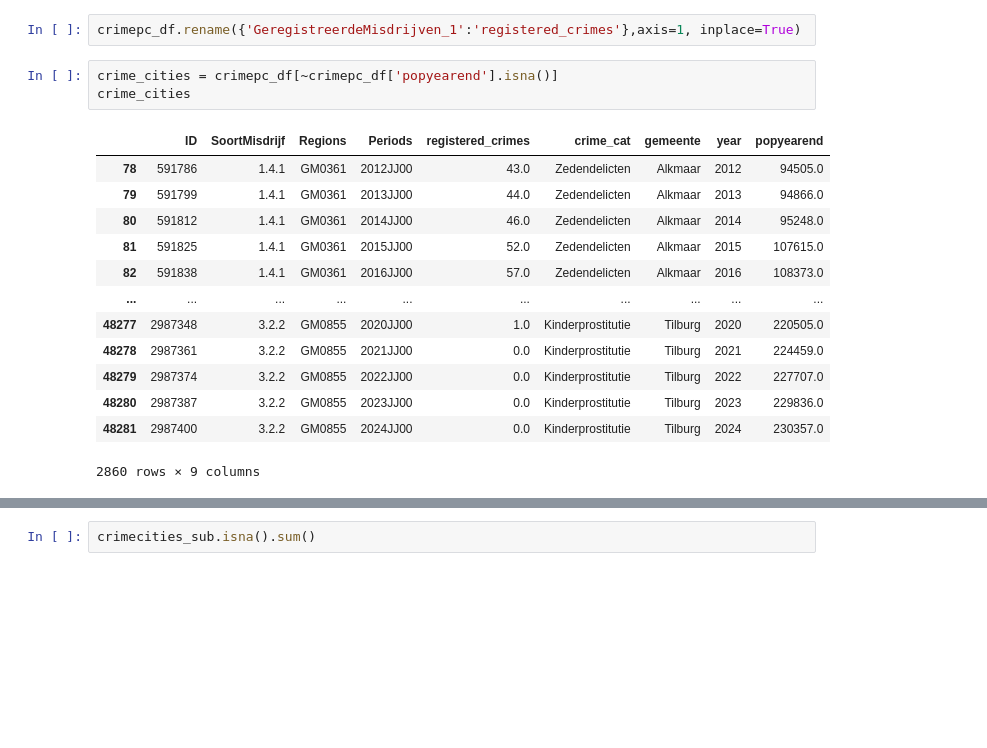
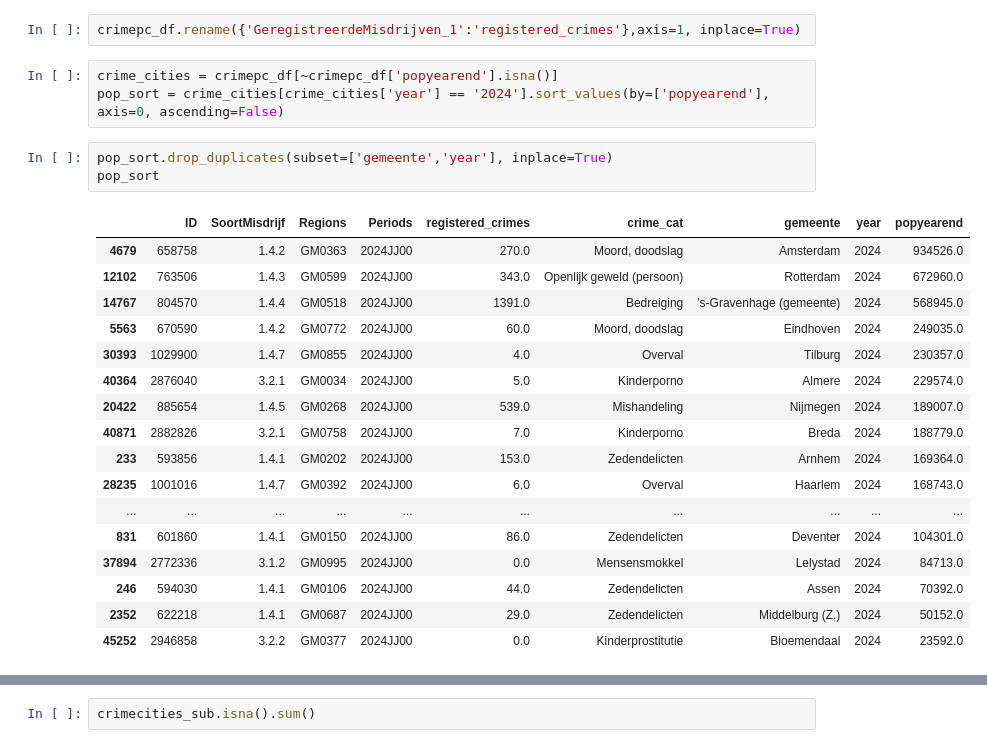
Before and after one commit to chels-j/NLViolentCrime, a Jupyter notebook: NLCrimeAnalysis.ipynb, the cells around one changed output, grey strips where cells are left out. Drawn from its saved outputs; the diff is of its cells as text; blank space fills up the shorter version.

```diff
--- a/NLCrimeAnalysis.ipynb
+++ b/NLCrimeAnalysis.ipynb
@@ -315,19 +315,26 @@ crimepc_df = pd.merge(crime_df, popdata_df, on=['Regions', 'Periods'], how='left
 crimepc_df.rename({'GeregistreerdeMisdrijven_1':'registered_crimes'},axis=1, inplace=True)
 # %%
 crime_cities = crimepc_df[~crimepc_df['popyearend'].isna()]
-crime_cities
+pop_sort = crime_cities[crime_cities['year'] == '2024'].sort_values(by=['popyearend'], axis=0, ascending=False)
-# %% [output]
-|  | ID | SoortMisdrijf | Regions | Periods | registered_crimes | crime_cat | gemeente | year | popyearend |
-| 78 | 591786 | 1.4.1 | GM0361 | 2012JJ00 | 43.0 | Zedendelicten | Alkmaar | 2012 | 94505.0 |
-| 79 | 591799 | 1.4.1 | GM0361 | 2013JJ00 | 44.0 | Zedendelicten | Alkmaar | 2013 | 94866.0 |
-| 80 | 591812 | 1.4.1 | GM0361 | 2014JJ00 | 46.0 | Zedendelicten | Alkmaar | 2014 | 95248.0 |
-| 81 | 591825 | 1.4.1 | GM0361 | 2015JJ00 | 52.0 | Zedendelicten | Alkmaar | 2015 | 107615.0 |
-| 82 | 591838 | 1.4.1 | GM0361 | 2016JJ00 | 57.0 | Zedendelicten | Alkmaar | 2016 | 108373.0 |
-| ... | ... | ... | ... | ... | ... | ... | ... | ... | ... |
-| 48277 | 2987348 | 3.2.2 | GM0855 | 2020JJ00 | 1.0 | Kinderprostitutie | Tilburg | 2020 | 220505.0 |
-| 48278 | 2987361 | 3.2.2 | GM0855 | 2021JJ00 | 0.0 | Kinderprostitutie | Tilburg | 2021 | 224459.0 |
-| 48279 | 2987374 | 3.2.2 | GM0855 | 2022JJ00 | 0.0 | Kinderprostitutie | Tilburg | 2022 | 227707.0 |
-| 48280 | 2987387 | 3.2.2 | GM0855 | 2023JJ00 | 0.0 | Kinderprostitutie | Tilburg | 2023 | 229836.0 |
-| 48281 | 2987400 | 3.2.2 | GM0855 | 2024JJ00 | 0.0 | Kinderprostitutie | Tilburg | 2024 | 230357.0 |
-2860 rows × 9 columns
+# %%
+pop_sort.drop_duplicates(subset=['gemeente','year'], inplace=True)
+pop_sort
+# %% [output]
+|  | ID | SoortMisdrijf | Regions | Periods | registered_crimes | crime_cat | gemeente | year | popyearend |
+| 4679 | 658758 | 1.4.2 | GM0363 | 2024JJ00 | 270.0 | Moord, doodslag | Amsterdam | 2024 | 934526.0 |
+| 12102 | 763506 | 1.4.3 | GM0599 | 2024JJ00 | 343.0 | Openlijk geweld (persoon) | Rotterdam | 2024 | 672960.0 |
+| 14767 | 804570 | 1.4.4 | GM0518 | 2024JJ00 | 1391.0 | Bedreiging | 's-Gravenhage (gemeente) | 2024 | 568945.0 |
+| 5563 | 670590 | 1.4.2 | GM0772 | 2024JJ00 | 60.0 | Moord, doodslag | Eindhoven | 2024 | 249035.0 |
+| 30393 | 1029900 | 1.4.7 | GM0855 | 2024JJ00 | 4.0 | Overval | Tilburg | 2024 | 230357.0 |
+| 40364 | 2876040 | 3.2.1 | GM0034 | 2024JJ00 | 5.0 | Kinderporno | Almere | 2024 | 229574.0 |
+| 20422 | 885654 | 1.4.5 | GM0268 | 2024JJ00 | 539.0 | Mishandeling | Nijmegen | 2024 | 189007.0 |
+| 40871 | 2882826 | 3.2.1 | GM0758 | 2024JJ00 | 7.0 | Kinderporno | Breda | 2024 | 188779.0 |
+| 233 | 593856 | 1.4.1 | GM0202 | 2024JJ00 | 153.0 | Zedendelicten | Arnhem | 2024 | 169364.0 |
+| 28235 | 1001016 | 1.4.7 | GM0392 | 2024JJ00 | 6.0 | Overval | Haarlem | 2024 | 168743.0 |
+| ... | ... | ... | ... | ... | ... | ... | ... | ... | ... |
+| 831 | 601860 | 1.4.1 | GM0150 | 2024JJ00 | 86.0 | Zedendelicten | Deventer | 2024 | 104301.0 |
+| 37894 | 2772336 | 3.1.2 | GM0995 | 2024JJ00 | 0.0 | Mensensmokkel | Lelystad | 2024 | 84713.0 |
+| 246 | 594030 | 1.4.1 | GM0106 | 2024JJ00 | 44.0 | Zedendelicten | Assen | 2024 | 70392.0 |
+| 2352 | 622218 | 1.4.1 | GM0687 | 2024JJ00 | 29.0 | Zedendelicten | Middelburg (Z.) | 2024 | 50152.0 |
+| 45252 | 2946858 | 3.2.2 | GM0377 | 2024JJ00 | 0.0 | Kinderprostitutie | Bloemendaal | 2024 | 23592.0 |
 # %%
```
Also changed, not shown: parts of 31 cells of this notebook.
